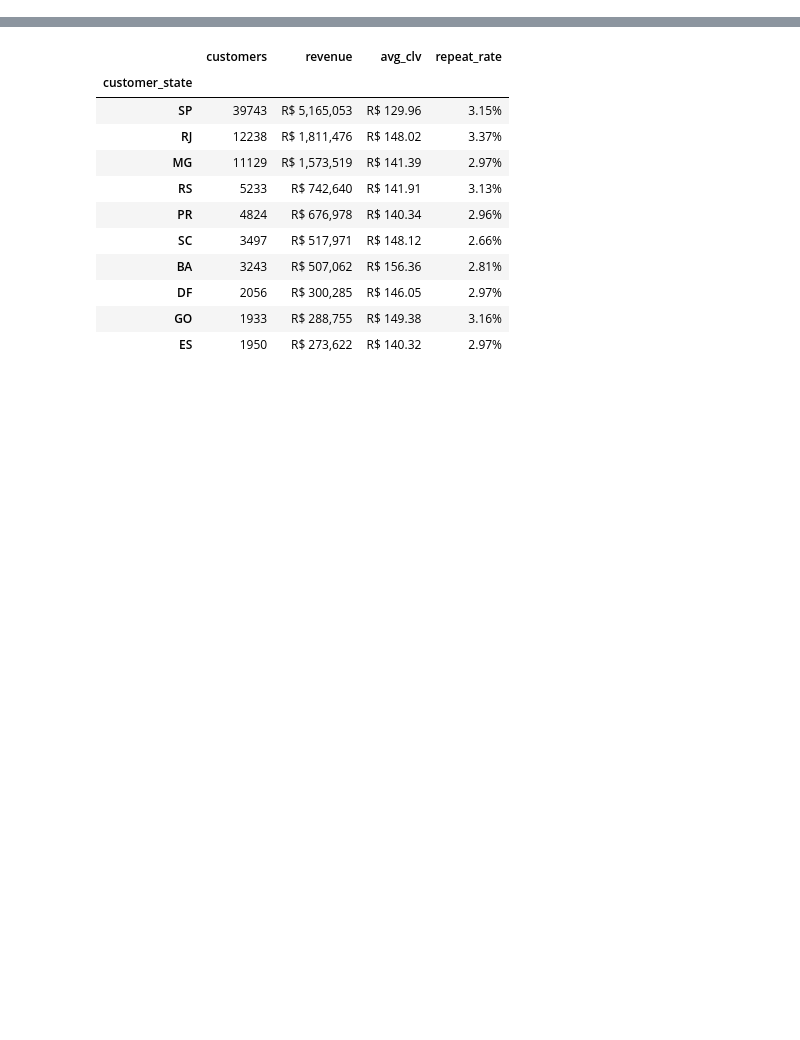
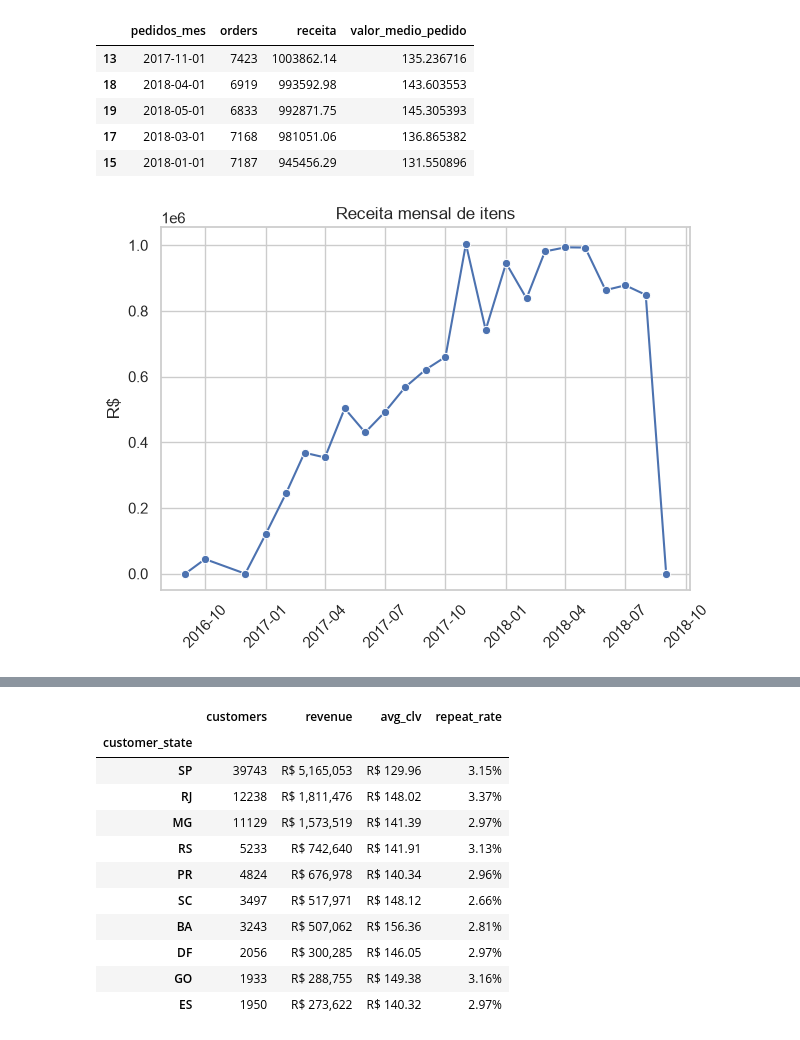
Before and after one commit to PedroReste/ifood_case_analytics_engineer, a Jupyter notebook: notebooks/02_exploratory_analysis.ipynb, the cells around one changed output, grey strips where cells are left out. Drawn from its saved outputs; the diff is of its cells as text; code cells hidden in the pictures; blank space fills up the shorter version.

```diff
--- a/notebooks/02_exploratory_analysis.ipynb
+++ b/notebooks/02_exploratory_analysis.ipynb
@@ -238,0 +33,9 @@ CLV é GMV histórico observado por cliente, porque a janela curta não sustenta
+# %%
+monthly = con.sql("""
+    SELECT date_trunc('month', order_purchase_timestamp) AS pedidos_mes,
+           COUNT(DISTINCT order_id) AS orders, SUM(item_revenue) AS receita,
+           SUM(item_revenue) / COUNT(DISTINCT order_id) AS valor_medio_pedido
+    FROM fact_orders
+    WHERE order_status NOT IN ('canceled', 'unavailable')
+    GROUP BY 1 ORDER BY 1
+""").df()
@@ -238,0 +73,15 @@ CLV é GMV histórico observado por cliente, porque a janela curta não sustenta
+# %%
+ax = sns.lineplot(data=monthly, x='pedidos_mes', y='receita', marker='o')
+ax.set(title='Receita mensal de itens', xlabel='', ylabel='R$'); plt.xticks(rotation=45); plt.tight_layout()
+
+display(monthly.nlargest(5, 'receita')[['pedidos_mes', 'orders', 'receita', 'valor_medio_pedido']])
+complete = monthly[(monthly.pedidos_mes >= '2017-01-01') & (monthly.pedidos_mes < '2018-08-01')].copy()
+complete['mes'] = complete.pedidos_mes.dt.month
+# %% [output]
+|  | pedidos_mes | orders | receita | valor_medio_pedido |
+| 13 | 2017-11-01 | 7423 | 1003862.14 | 135.236716 |
+| 18 | 2018-04-01 | 6919 | 993592.98 | 143.603553 |
+| 19 | 2018-05-01 | 6833 | 992871.75 | 145.305393 |
+| 17 | 2018-03-01 | 7168 | 981051.06 | 136.865382 |
+| 15 | 2018-01-01 | 7187 | 945456.29 | 131.550896 |
+[figure, added]
```
Also changed, not shown: parts of 47 cells of this notebook, 11 other files.
